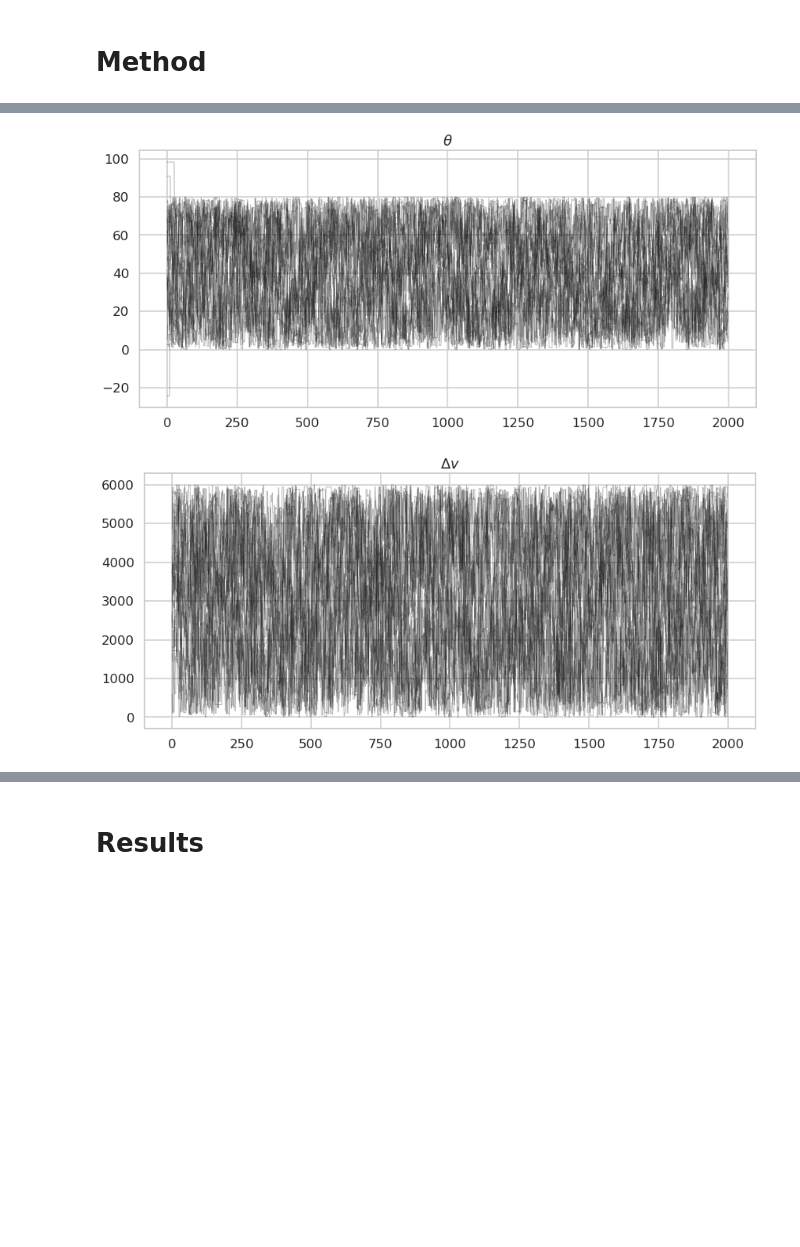
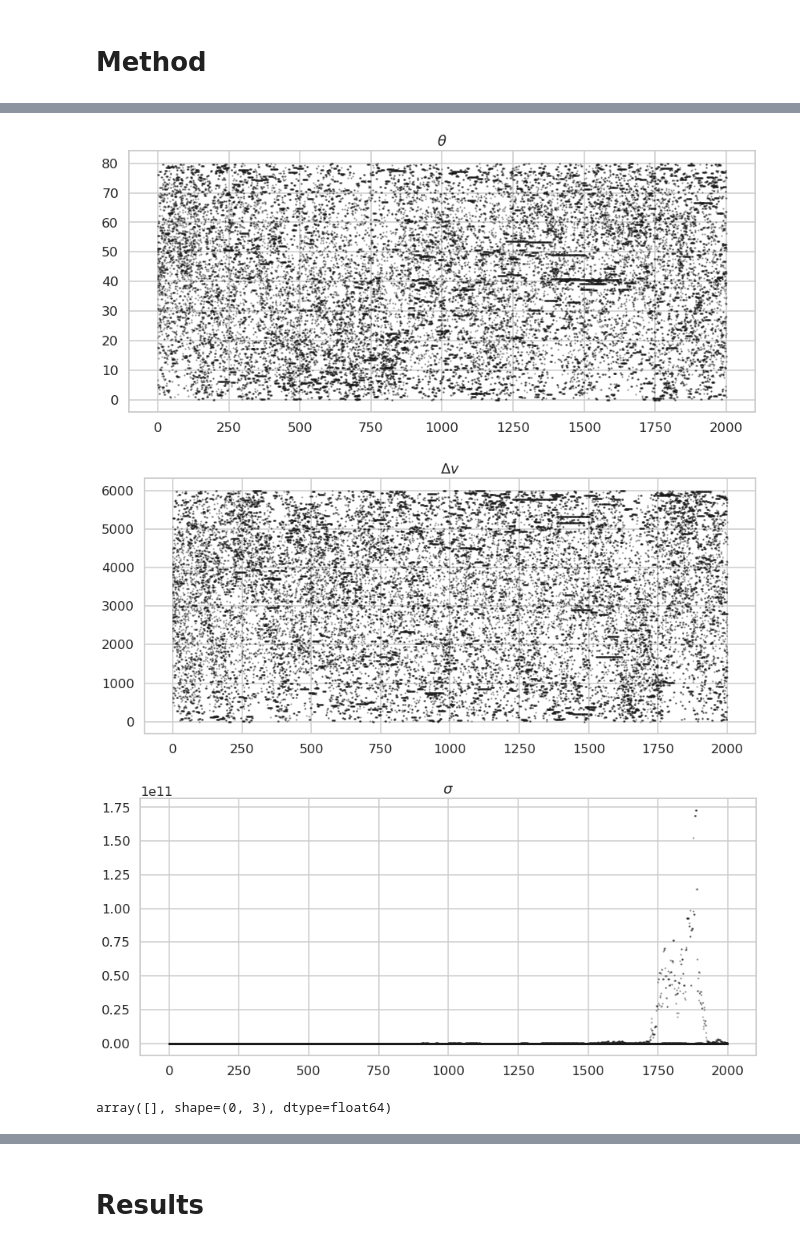
Before and after one commit to ketozhang/ejecta-velocities-of-type-Ia-supernovae, a Jupyter notebook: simulation.ipynb, the cells around one changed output, grey strips where cells are left out. Cells and saved outputs as stored; diff of their text form; code cells hidden in the pictures; blank space fills up the shorter version.

```diff
--- a/simulation.ipynb
+++ b/simulation.ipynb
@@ -154,7 +145,7 @@ In total, $N$ sets of parameters were simulated. Each simulation was scored by t
 # %%
 import pickle as pkl
 
-with open('scores.pkl', 'rb') as f:
+with open('results/scores.pkl', 'rb') as f:
     scores = pkl.load(f)
 
 ks = scores['ks']
@@ -277,14 +302,20 @@ plt.legend(fontsize=12)
 # %%
 samples = np.load('chain.npy')
-labels = [r'$\theta$', r'$\Delta v$']
+labels = [r'$\theta$', r'$\Delta v$', r'$\sigma$']
 for i in range(samples.shape[2]):
     plt.figure(figsize=(14,6))
     for j in range(samples.shape[0]):
-        plt.plot(range(samples.shape[1]), samples[j,:,i], color='k', lw=1, alpha=0.3)
+        plt.scatter(range(samples.shape[1]), samples[j,:,i], color='k', lw=1, alpha=0.3, s=2)
     plt.title(labels[i])
 # %% [output]
-[figure, old version]
+[figure, new version]
-[figure, old version]
+[figure, new version]
+[figure, added]
+# %%
+samples = np.load('chain.npy')
+samples[:, burn_in:, :].reshape((-1, samples.shape[2]))
+# %% [output]
+array([], shape=(0, 3), dtype=float64)
 # %%
 from corner import corner
 
```
Also changed, not shown: parts of 23 cells of this notebook, 25 other files.
